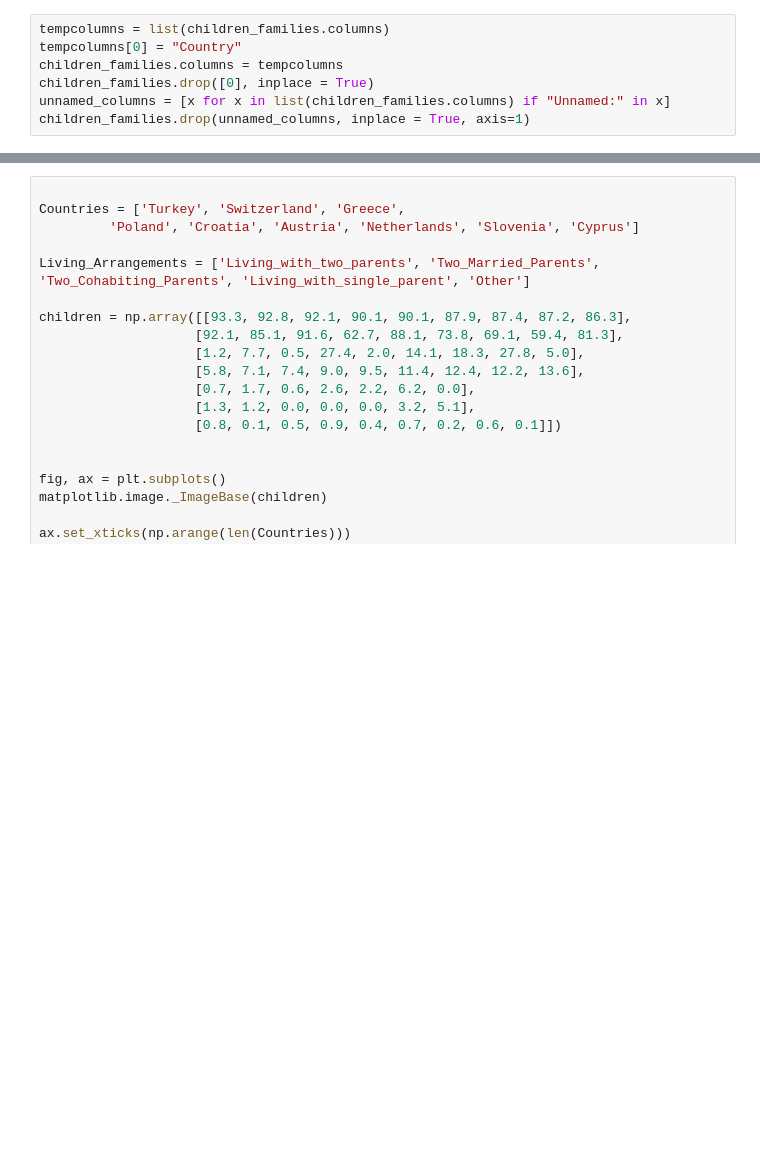
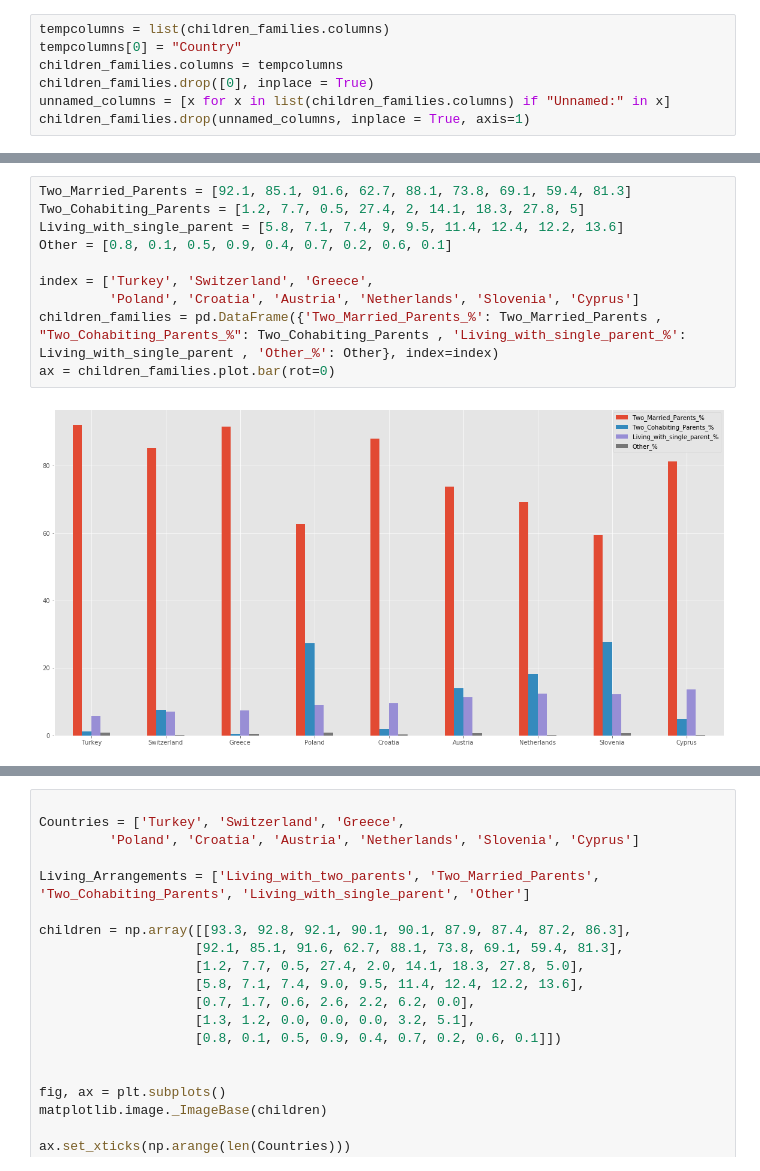
Before and after one commit to raphxcha/Open-data-project, a Jupyter notebook: basic_pandas.ipynb, the cells around one changed output, grey strips where cells are left out. Drawn from its saved outputs; the diff is of its cells as text; blank space fills up the shorter version.

```diff
--- a/basic_pandas.ipynb
+++ b/basic_pandas.ipynb
@@ -53,3 +53,15 @@ children_families.head(10)
 | 8 | Netherlands | 87.400000 | 69.1 | 18.3 | 12.400000 | ... |
 | 9 | Slovenia | 87.200000 | 59.4 | 27.8 | 12.200000 | ... |
 | 10 | Cyprus (g,h) | 86.300000 | 81.3 | 5 | 13.600000 | ... |
+# %%
+Two_Married_Parents = [92.1, 85.1, 91.6, 62.7, 88.1, 73.8, 69.1, 59.4, 81.3]
+Two_Cohabiting_Parents = [1.2, 7.7, 0.5, 27.4, 2, 14.1, 18.3, 27.8, 5]
+Living_with_single_parent = [5.8, 7.1, 7.4, 9, 9.5, 11.4, 12.4, 12.2, 13.6]
+Other = [0.8, 0.1, 0.5, 0.9, 0.4, 0.7, 0.2, 0.6, 0.1]
+
+index = ['Turkey', 'Switzerland', 'Greece',
+         'Poland', 'Croatia', 'Austria', 'Netherlands', 'Slovenia', 'Cyprus']
+children_families = pd.DataFrame({'Two_Married_Parents_%': Two_Married_Parents , "Two_Cohabiting_Parents_%": Two_Cohabiting_Parents , 'Living_with_single_parent_%': Living_with_single_parent , 'Other_%': Other}, index=index)
+ax = children_families.plot.bar(rot=0)
+# %% [output]
+[figure, added]
```
Also changed, not shown: parts of 7 cells of this notebook.
